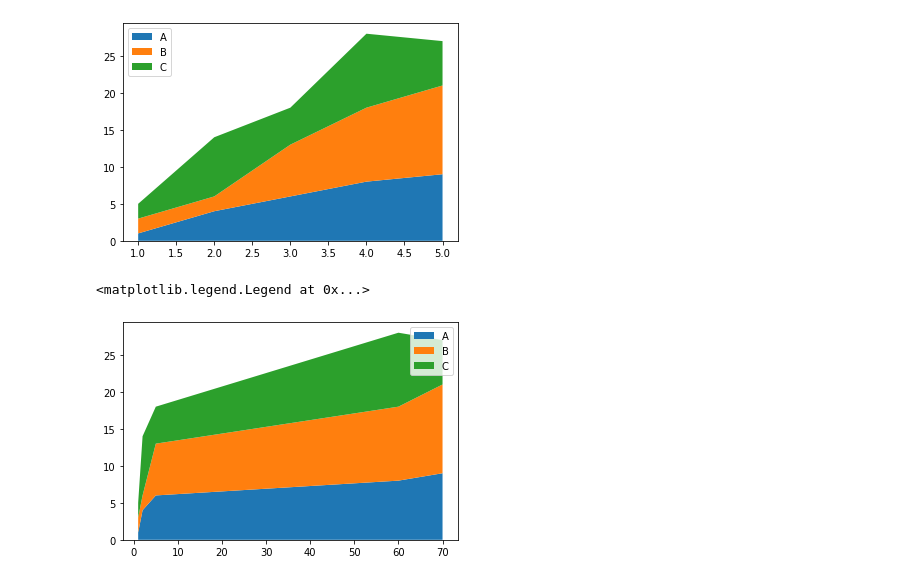
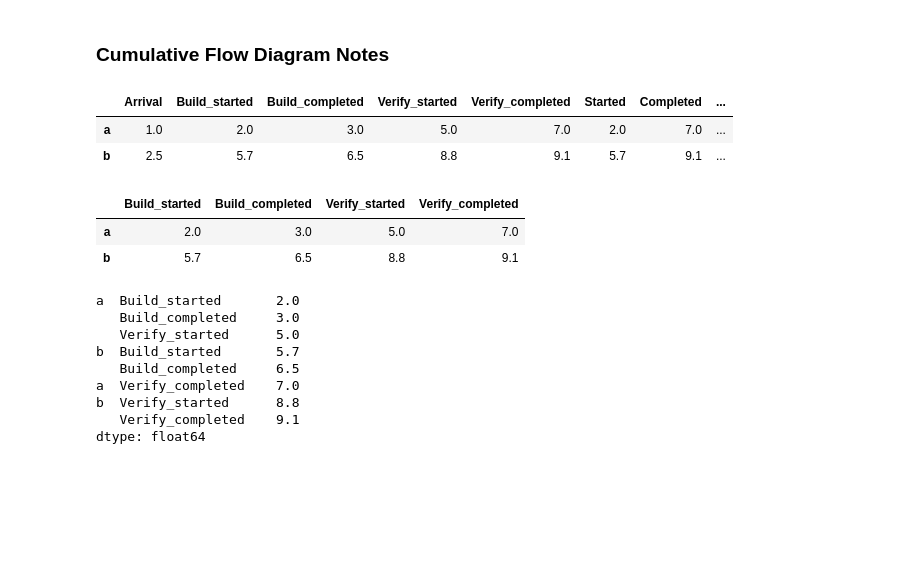
Before and after one commit to serra/when-will-it-be-done, a Jupyter notebook: 00_notebook.ipynb, the cells around one changed output. Drawn from its saved outputs; the diff is of its cells as text; code cells hidden in the pictures; blank space fills up the shorter version.

Commit message:
Add cfd notes befre moving them to tests directory

```diff
--- a/00_notebook.ipynb
+++ b/00_notebook.ipynb
@@ -1,29 +1,21 @@
-# %%
-# library
-import numpy as np
-import matplotlib.pyplot as plt
-
-# --- FORMAT 1
-
-# Your x and y axis
-x=range(1,6)
-y=[ [1,4,6,8,9], [2,2,7,10,12], [2,8,5,10,6] ]
-
-# Basic stacked area chart.
-plt.stackplot(x,y, labels=['A','B','C'])
-plt.legend(loc='upper left')
-plt.show()
-
-# --- FORMAT 2</pre>
-x=[1,2,5,60,70]
-y1=[1,4,6,8,9]
-y2=[2,2,7,10,12]
-y3=[2,8,5,10,6]
-
-# Basic stacked area chart.
-plt.stackplot(x,y1, y2, y3, labels=['A','B','C'])
-plt.legend(loc='upper right')
-# %% [output]
-[figure, removed]
-<matplotlib.legend.Legend at 0x...>
-[figure, removed]
+# %% [markdown]
+### Cumulative Flow Diagram Notes
+# %%
+from wwibd import metrics
+
+timestamps = {'a': [1, 2, 3, 5, 7], 'b': [2.5, 5.7, 6.5, 8.8, 9.1]}
+cycle_times_df = metrics.cycle_times(['Build', 'Verify'], timestamps)
+
+cycle_times_df
+# %% [output]
+|  | Arrival | Build_started | Build_completed | Verify_started | Verify_completed | Started | Completed | ... |
+| a | 1.0 | 2.0 | 3.0 | 5.0 | 7.0 | 2.0 | 7.0 | ... |
+| b | 2.5 | 5.7 | 6.5 | 8.8 | 9.1 | 5.7 | 9.1 | ... |
+# %%
+flow_columns = cycle_times_df.columns[1:-3]
+flow_data = cycle_times_df[flow_columns]
+flow_data
+# %% [output]
+|  | Build_started | Build_completed | Verify_started | Verify_completed |
+| a | 2.0 | 3.0 | 5.0 | 7.0 |
+| b | 5.7 | 6.5 | 8.8 | 9.1 |
@@ -29,0 +24,12 @@ plt.legend(loc='upper right')
+# %%
+event_stream.sort_values()
+# %% [output]
+a  Build_started       2.0
+   Build_completed     3.0
+   Verify_started      5.0
+b  Build_started       5.7
+   Build_completed     6.5
+a  Verify_completed    7.0
+b  Verify_started      8.8
+   Verify_completed    9.1
+dtype: float64
```
Also changed, not shown: parts of 4 cells of this notebook, 1 other file.
